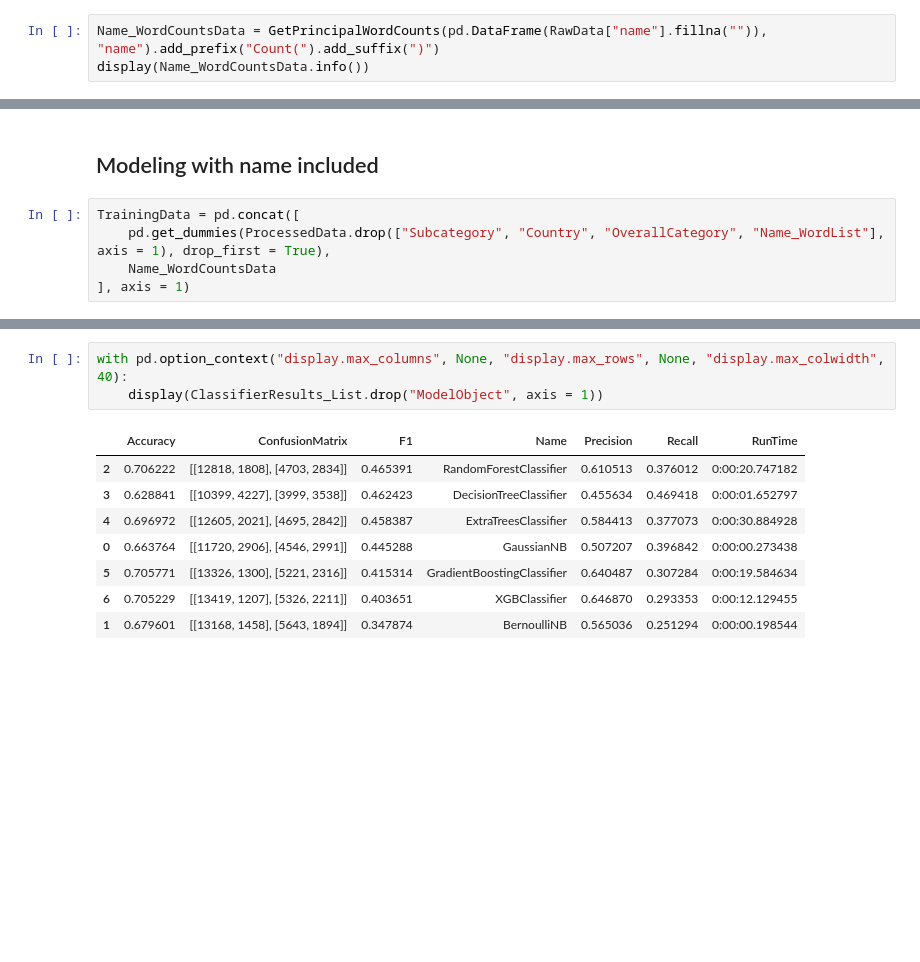
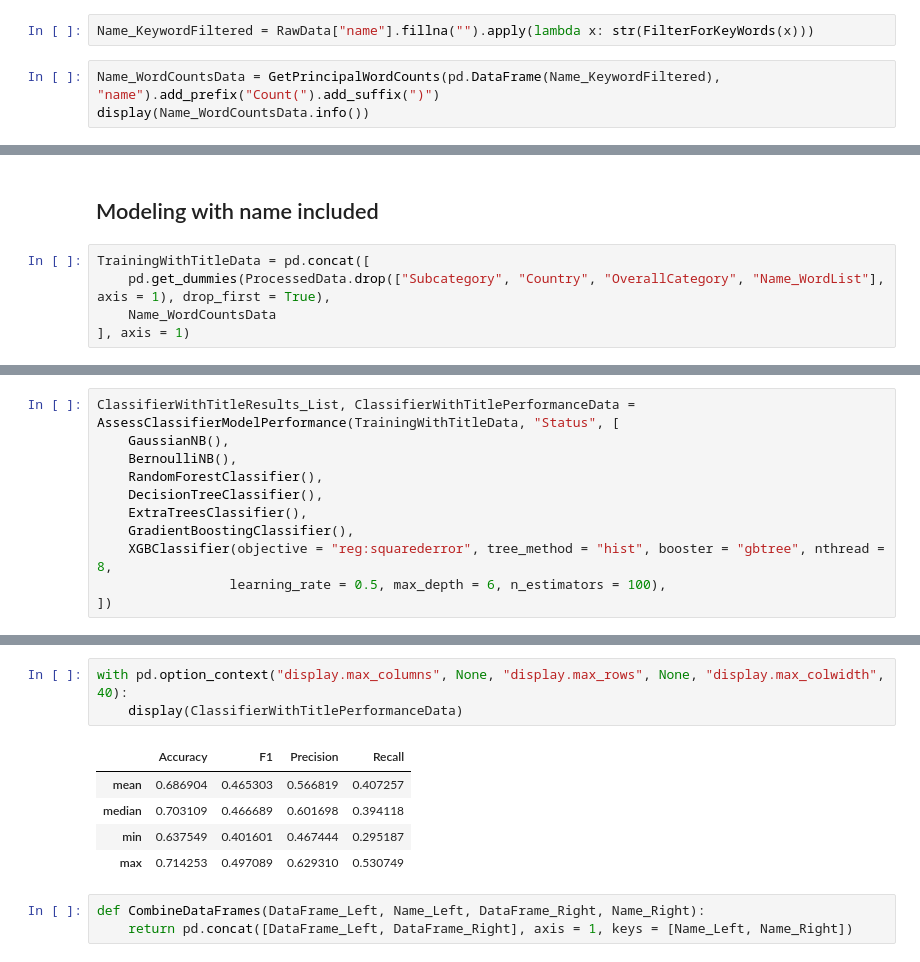
Before and after one commit to NormanHung/Practice-CampaignFunding, a Jupyter notebook: Assignment - Funding Project.ipynb, the cells around one changed output, grey strips where cells are left out. Saved outputs shown, nothing was run; the diff lists cells and outputs as text; blank space fills up the shorter version.

```diff
--- a/Assignment - Funding Project.ipynb
+++ b/Assignment - Funding Project.ipynb
@@ -701,5 +640,7 @@ def GetTFIDF(TextMatrix):
+# %%
+Name_KeywordFiltered = RawData["name"].fillna("").apply(lambda x: str(FilterForKeyWords(x)))
 # %%
-Name_WordCountsData = GetPrincipalWordCounts(pd.DataFrame(RawData["name"].fillna("")), "name").add_prefix("Count(").add_suffix(")")
+Name_WordCountsData = GetPrincipalWordCounts(pd.DataFrame(Name_KeywordFiltered), "name").add_prefix("Count(").add_suffix(")")
 display(Name_WordCountsData.info())
 # %% [output]
 <class 'pandas.core.frame.DataFrame'>
@@ -794,7 +773,7 @@ ProcessedData.describe()
 # %% [markdown]
 ## Modeling with name included
 # %%
-TrainingData = pd.concat([
+TrainingWithTitleData = pd.concat([
     pd.get_dummies(ProcessedData.drop(["Subcategory", "Country", "OverallCategory", "Name_WordList"], axis = 1), drop_first = True),
     Name_WordCountsData
 ], axis = 1)
@@ -833,0 +788,11 @@ Starting XGBRegressor at 2020-02-08 07:15:55.559918
+# %%
+ClassifierWithTitleResults_List, ClassifierWithTitlePerformanceData = AssessClassifierModelPerformance(TrainingWithTitleData, "Status", [
+    GaussianNB(),
+    BernoulliNB(),
+    RandomForestClassifier(),
+    DecisionTreeClassifier(),
+    ExtraTreesClassifier(),
+    GradientBoostingClassifier(),
+    XGBClassifier(objective = "reg:squarederror", tree_method = "hist", booster = "gbtree", nthread = 8,
+                 learning_rate = 0.5, max_depth = 6, n_estimators = 100),
+])
@@ -856,12 +819,12 @@ Starting XGBClassifier at 2020-02-08 07:17:20.786008
 # %%
 with pd.option_context("display.max_columns", None, "display.max_rows", None, "display.max_colwidth", 40):
-    display(ClassifierResults_List.drop("ModelObject", axis = 1))
+    display(ClassifierWithTitlePerformanceData)
 # %% [output]
-|  | Accuracy | ConfusionMatrix | F1 | Name | Precision | Recall | RunTime |
-| 2 | 0.706222 | [[12818, 1808], [4703, 2834]] | 0.465391 | RandomForestClassifier | 0.610513 | 0.376012 | 0:00:20.747182 |
-| 3 | 0.628841 | [[10399, 4227], [3999, 3538]] | 0.462423 | DecisionTreeClassifier | 0.455634 | 0.469418 | 0:00:01.652797 |
-| 4 | 0.696972 | [[12605, 2021], [4695, 2842]] | 0.458387 | ExtraTreesClassifier | 0.584413 | 0.377073 | 0:00:30.884928 |
-| 0 | 0.663764 | [[11720, 2906], [4546, 2991]] | 0.445288 | GaussianNB | 0.507207 | 0.396842 | 0:00:00.273438 |
-| 5 | 0.705771 | [[13326, 1300], [5221, 2316]] | 0.415314 | GradientBoostingClassifier | 0.640487 | 0.307284 | 0:00:19.584634 |
-| 6 | 0.705229 | [[13419, 1207], [5326, 2211]] | 0.403651 | XGBClassifier | 0.646870 | 0.293353 | 0:00:12.129455 |
-| 1 | 0.679601 | [[13168, 1458], [5643, 1894]] | 0.347874 | BernoulliNB | 0.565036 | 0.251294 | 0:00:00.198544 |
+|  | Accuracy | F1 | Precision | Recall |
+| mean | 0.686904 | 0.465303 | 0.566819 | 0.407257 |
+| median | 0.703109 | 0.466689 | 0.601698 | 0.394118 |
+| min | 0.637549 | 0.401601 | 0.467444 | 0.295187 |
+| max | 0.714253 | 0.497089 | 0.629310 | 0.530749 |
+# %%
+def CombineDataFrames(DataFrame_Left, Name_Left, DataFrame_Right, Name_Right):
+    return pd.concat([DataFrame_Left, DataFrame_Right], axis = 1, keys = [Name_Left, Name_Right])
```
Also changed, not shown: parts of 33 cells of this notebook.
